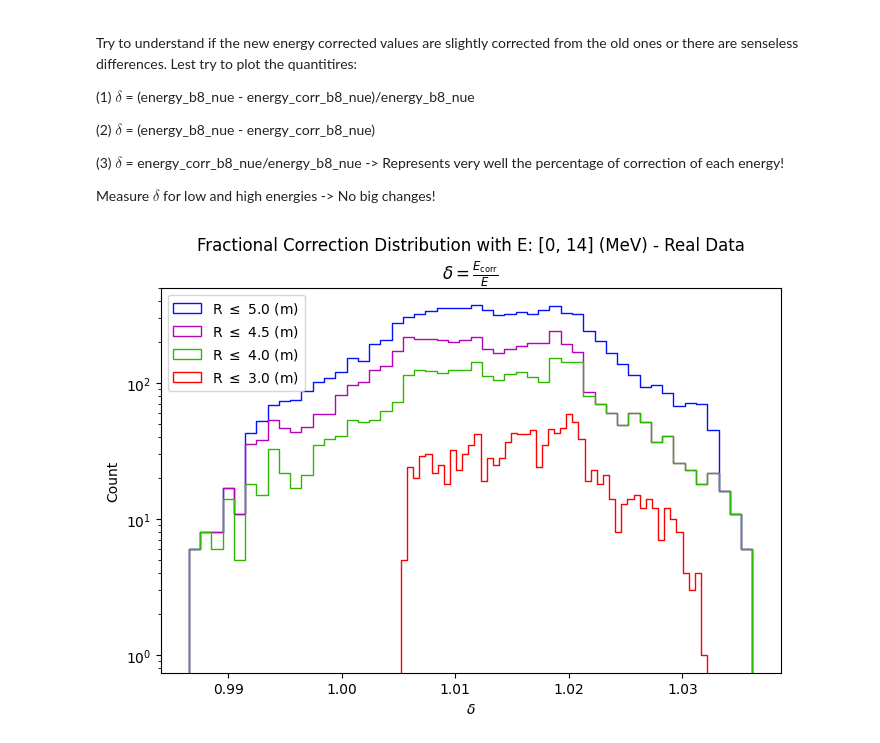
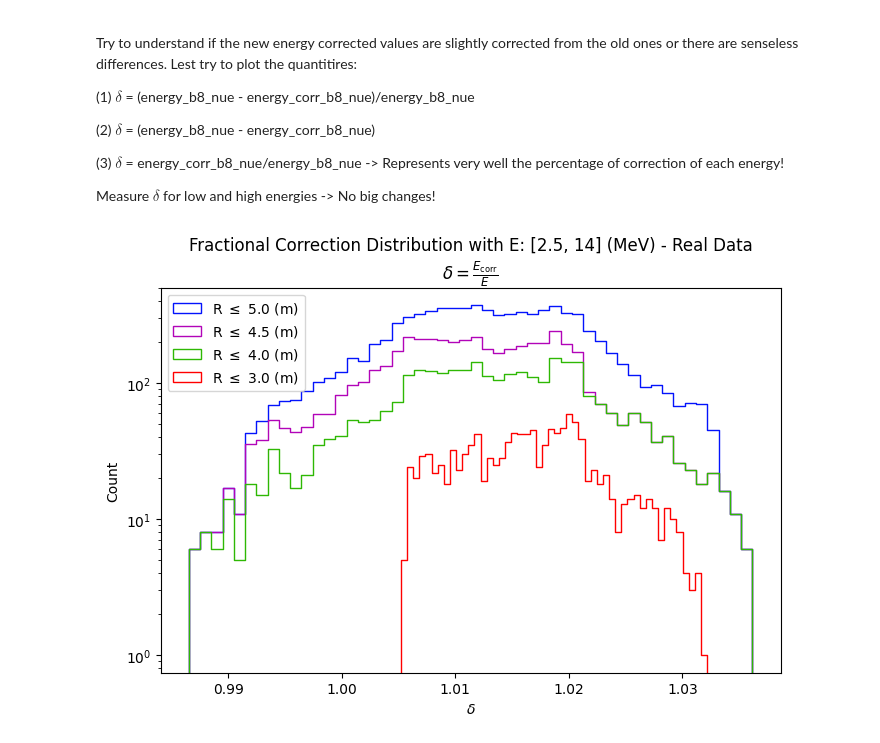
Before and after one commit to joankl/Solar-Neutrinos-Project, a Jupyter notebook: real data analysis/bisMSB/Energy Callibrator Analysis.ipynb, the cells around one changed output. Drawn from its saved outputs; the diff is of its cells as text; code cells hidden in the pictures.

```diff
--- a/real data analysis/bisMSB/Energy Callibrator Analysis.ipynb
+++ b/real data analysis/bisMSB/Energy Callibrator Analysis.ipynb
@@ -179,7 +179,7 @@ import matplotlib as mpl
 mpl.rcParams['agg.path.chunksize'] = 10000
 
 # === Energy Cut ===
-en_inf_cut = 0
+en_inf_cut = 2.5
 en_sup_cut = 14
 
 bins = 50
@@ -201,31 +201,31 @@ for i_dx, r_cut_i in enumerate(r_cut):
 
     # ==== Residual Computation ====
     #residual = (energy_b8_nue_cut - energy_corr_b8_nue_cut)/energy_b8_nue_cut
     #residual = (energy_b8_nue_cut - energy_corr_b8_nue_cut)
     residual = energy_corr_cut/energy_cut
 
     sn.histplot(residual, bins = bins, color = r_cut_colors[i_dx], alpha = 0, element = 'step', label = rf'R $\leq$ {r_cut_i*10**(-3)} (m)')
 
 
     #plt.scatter(energy_b8_nue_cut, residual, marker = '.', color = r_cut_colors[i_dx], label = rf'R $\leq$ {r_cut_i*10**-3} (m)')
 
 #plt.plot([0, 14], [0, 0], '--', color = 'gray')
 #plt.plot([5, 5], [-10, 10], '--', color = 'gray')
 
 plt.legend(loc='best')
 
 #plt.xlim(0, 14)
 #plt.ylim(-1.1, 0.5)
 
 #plt.xlabel('Energy (MeV)')
 plt.xlabel(r'$\delta$')
 plt.title(f'Fractional Correction Distribution with E: [{en_inf_cut}, {en_sup_cut}] (MeV) - Real Data' + '\n' + r'$\delta = \frac{E_\text{corr}}{E}$')
 
 plt.yscale('log')
 
 plt.savefig(f'fractional_corr_E_{en_inf_cut}_{en_sup_cut}.png', format = 'png', dpi = 3000)
 
 #plt.grid()
 plt.show()
 # %% [output]
-[figure, old version]
+[figure, new version]
```
Also changed, not shown: 1 other file.
